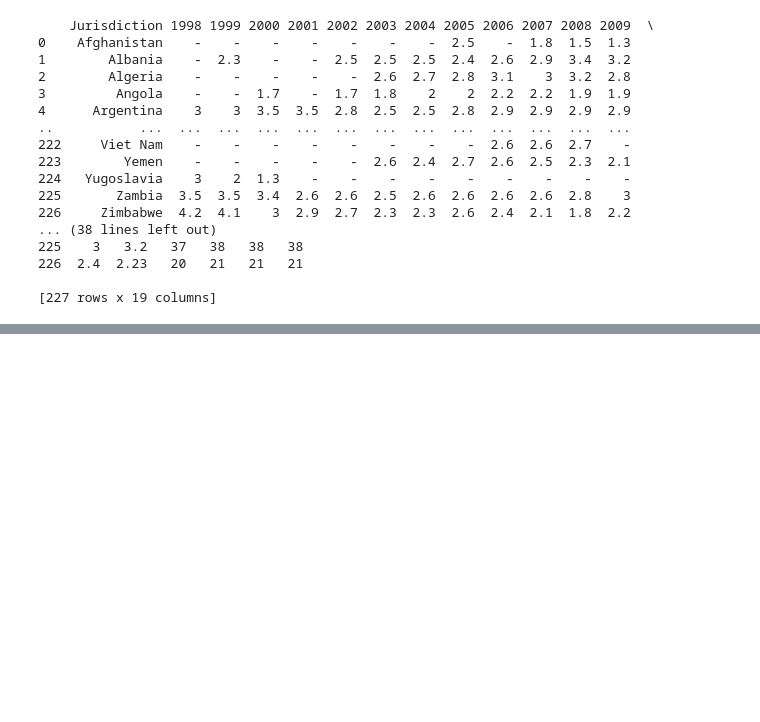
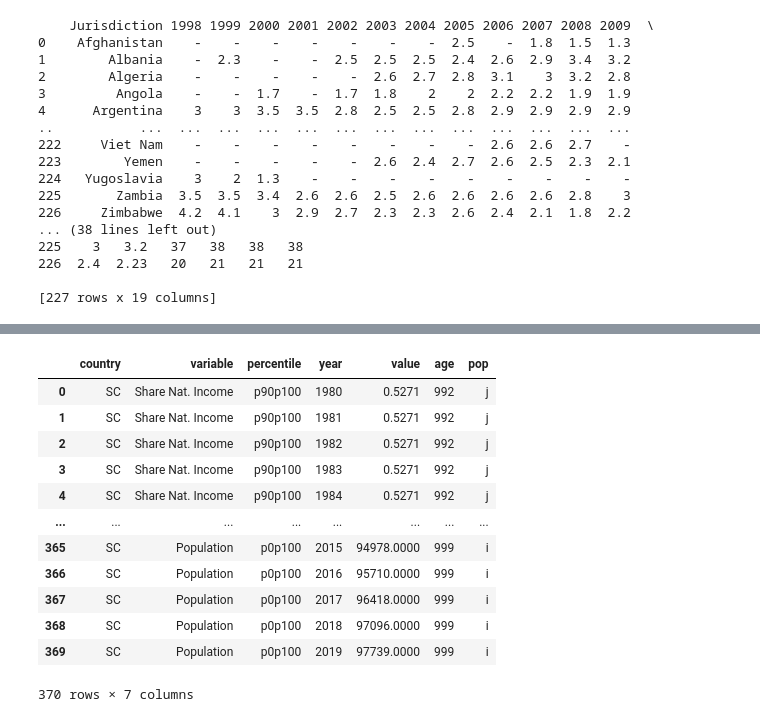
Before and after one commit to data301-2021-winter1/group35-project, a Jupyter notebook: notebooks/analysis1.ipynb, the cells around one changed output, grey strips where cells are left out. Cells and saved outputs as stored; diff of their text form; code cells hidden in the pictures; blank space fills up the shorter version.

```diff
--- a/notebooks/analysis1.ipynb
+++ b/notebooks/analysis1.ipynb
@@ -51,0 +139,20 @@ WID_CC.head()
+# %%
+## Raname all the values
+SCIW['variable'].replace(KeyIWD, inplace = True)
+SCV['variable'].replace({'sptinc992j' : 'Share Nat. Income'}, inplace=True)
+Asc = pd.concat([SCV, SCIW], ignore_index = True)
+Asc
+# %% [output]
+|  | country | variable | percentile | year | value | age | pop |
+| 0 | SC | Share Nat. Income | p90p100 | 1980 | 0.5271 | 992 | j |
+| 1 | SC | Share Nat. Income | p90p100 | 1981 | 0.5271 | 992 | j |
+| 2 | SC | Share Nat. Income | p90p100 | 1982 | 0.5271 | 992 | j |
+| 3 | SC | Share Nat. Income | p90p100 | 1983 | 0.5271 | 992 | j |
+| 4 | SC | Share Nat. Income | p90p100 | 1984 | 0.5271 | 992 | j |
+| ... | ... | ... | ... | ... | ... | ... | ... |
+| 365 | SC | Population | p0p100 | 2015 | 94978.0000 | 999 | i |
+| 366 | SC | Population | p0p100 | 2016 | 95710.0000 | 999 | i |
+| 367 | SC | Population | p0p100 | 2017 | 96418.0000 | 999 | i |
+| 368 | SC | Population | p0p100 | 2018 | 97096.0000 | 999 | i |
+| 369 | SC | Population | p0p100 | 2019 | 97739.0000 | 999 | i |
+370 rows × 7 columns
```
Also changed, not shown: parts of 11 cells of this notebook, 1 other file.
